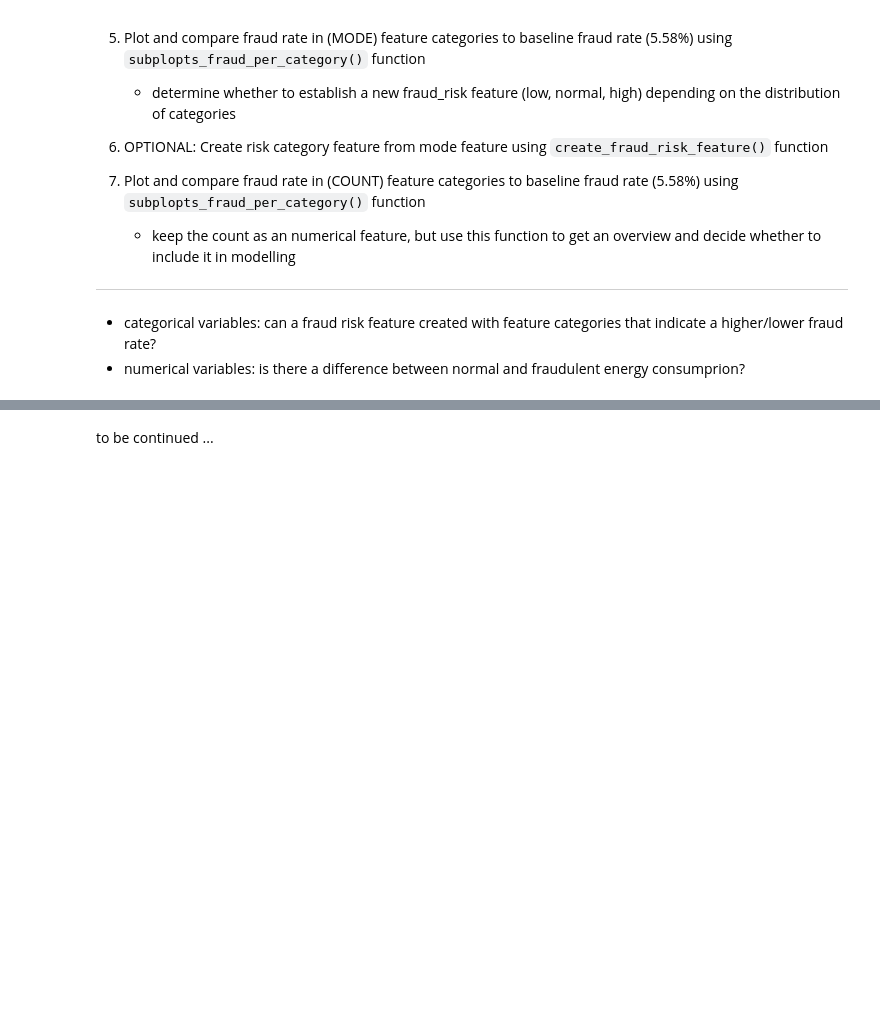
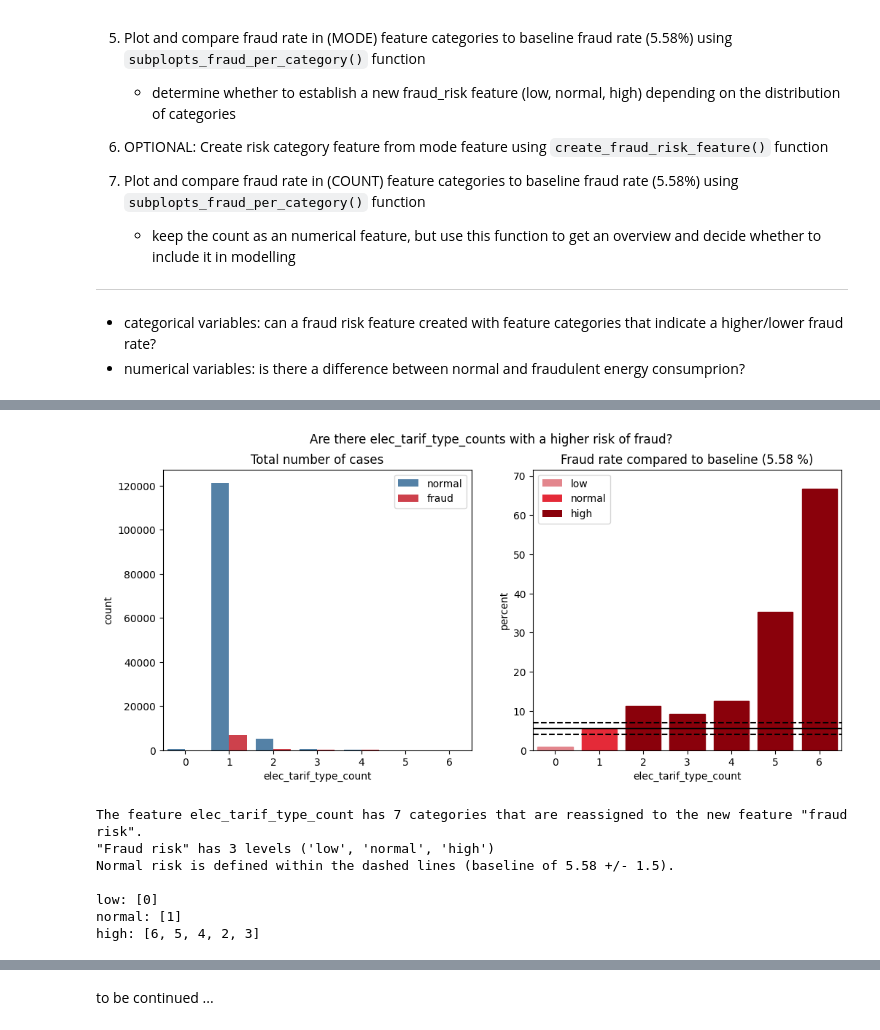
Before and after one commit to A-Lachs/ds_fraud_detection, a Jupyter notebook: EDA/EDA_notebook.ipynb, the cells around one changed output, grey strips where cells are left out. Drawn from its saved outputs; the diff is of its cells as text; code cells hidden in the pictures; blank space fills up the shorter version.

```diff
--- a/EDA/EDA_notebook.ipynb
+++ b/EDA/EDA_notebook.ipynb
@@ -703,0 +737,7 @@ elec_tarif_type_features = create_mode_and_count_feature(df_elec,'tarif_type', '
+# %%
+# 6. create risk category feature from mode feature
+df_merged = create_fraud_risk_feature(df_merged,
+                                      'elec_tarif_type_mode',
+                                       risk_categories_e_tarif_type_mode,
+                                       verbose=True)
+df_merged.head(2)
@@ -703,0 +754,16 @@ elec_tarif_type_features = create_mode_and_count_feature(df_elec,'tarif_type', '
+# %%
+# 7. Plot and compare fraud rate in (COUNT) feature categories to baseline
+grouped_e_tarif_type_count, risk_categories_e_tarif_type_count = subplopts_fraud_per_category(df_merged,
+                                                                                              'elec_tarif_type_count',
+                                                                                              fraud_baseline=FRAUD_BASELINE,
+                                                                                              fraud_range=FRAUD_RANGE,
+                                                                                              verbose=True)
+# %% [output]
+[figure, added]
+The feature elec_tarif_type_count has 7 categories that are reassigned to the new feature "fraud risk".
+"Fraud risk" has 3 levels ('low', 'normal', 'high')
+Normal risk is defined within the dashed lines (baseline of 5.58 +/- 1.5).
+
+low: [0]
+normal: [1]
+high: [6, 5, 4, 2, 3]
```
Also changed, not shown: parts of 41 cells of this notebook, 1 other file.
